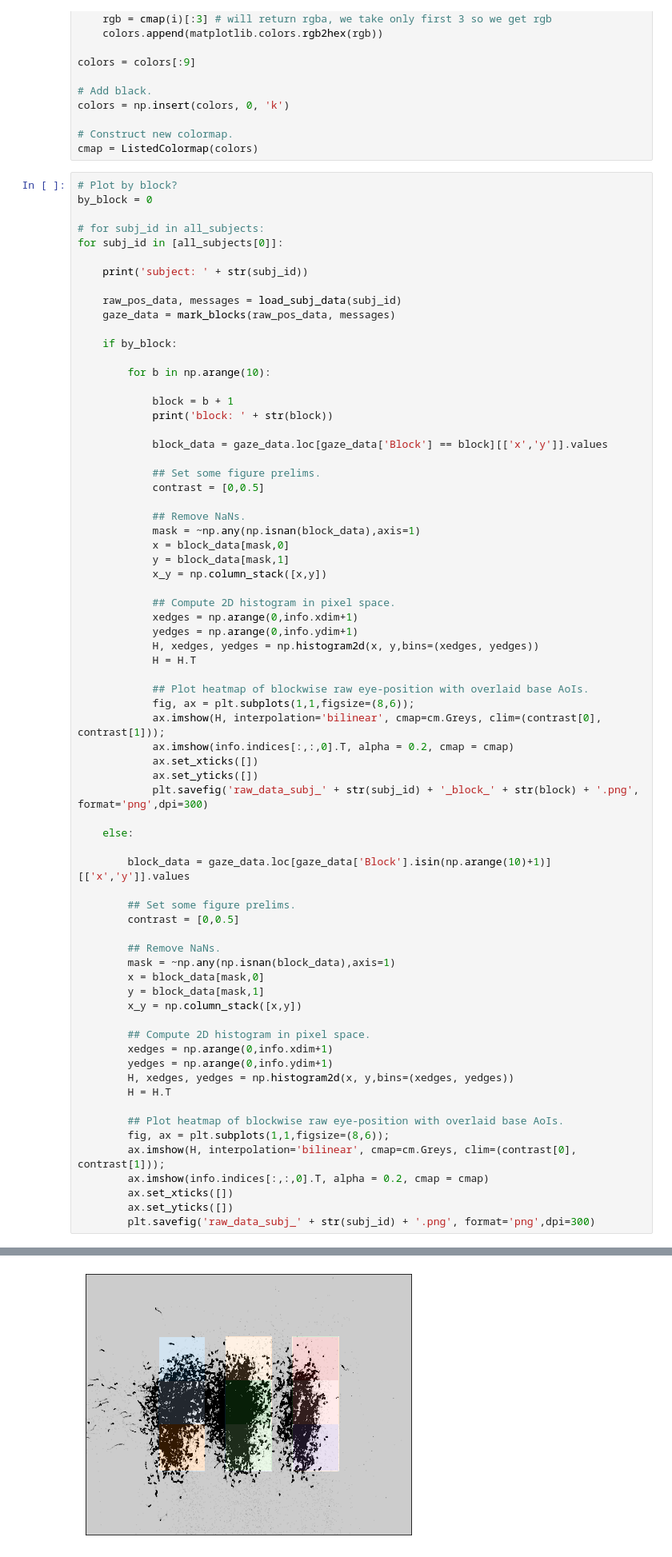
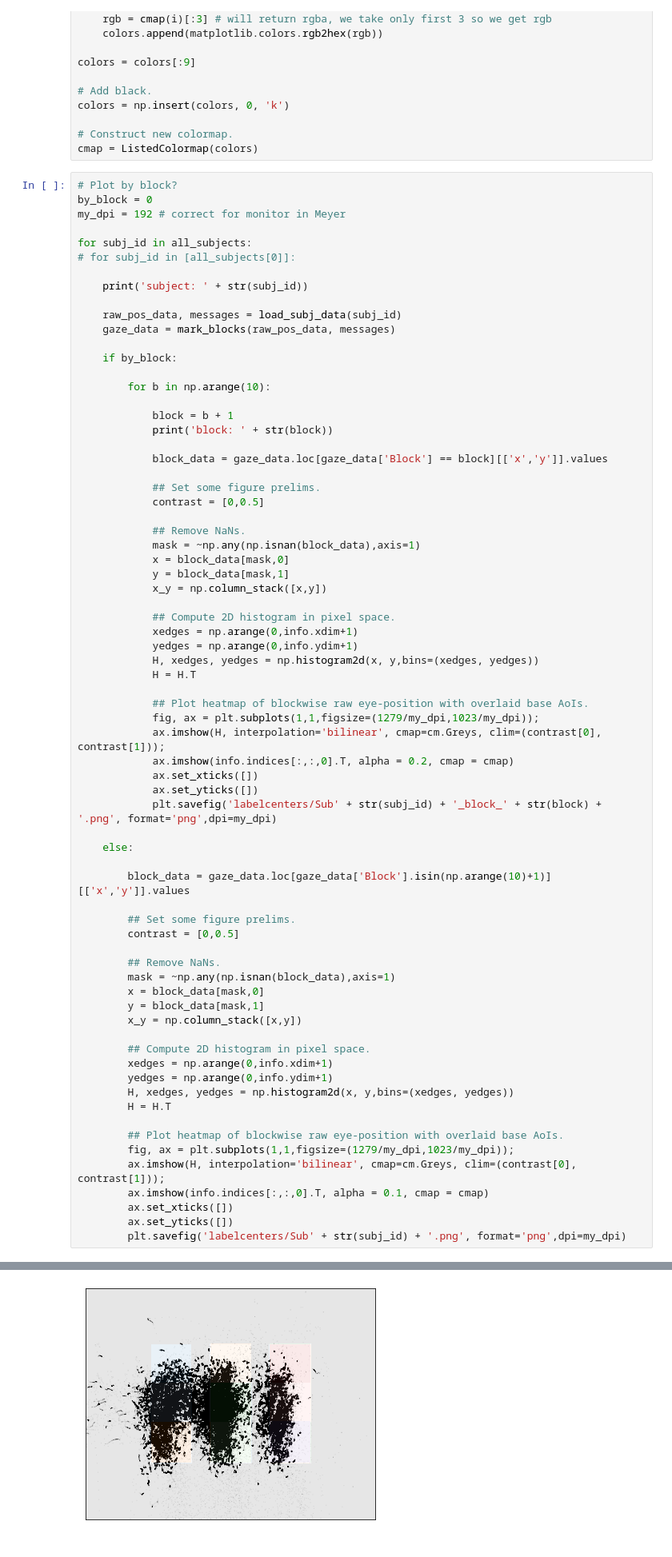
Before and after one commit to angelaradulescu/ldm-analysis, a Jupyter notebook: 1.AoI_selection.ipynb, the cells around one changed output, grey strips where cells are left out. Shown at 80% size. Saved outputs shown, nothing was run; the diff lists cells and outputs as text.

Commit message:
add raw data image files for labeling

```diff
--- a/1.AoI_selection.ipynb
+++ b/1.AoI_selection.ipynb
@@ -189,9 +186,10 @@ cmap = ListedColormap(colors)
 # %%
 # Plot by block?
 by_block = 0
+my_dpi = 192 # correct for monitor in Meyer
 
-# for subj_id in all_subjects:
-for subj_id in [all_subjects[0]]:
+for subj_id in all_subjects:
+# for subj_id in [all_subjects[0]]:
 
     print('subject: ' + str(subj_id))
 
@@ -223,12 +221,12 @@ for subj_id in [all_subjects[0]]:
             H = H.T
 
             ## Plot heatmap of blockwise raw eye-position with overlaid base AoIs.
-            fig, ax = plt.subplots(1,1,figsize=(8,6));
+            fig, ax = plt.subplots(1,1,figsize=(1279/my_dpi,1023/my_dpi));
             ax.imshow(H, interpolation='bilinear', cmap=cm.Greys, clim=(contrast[0], contrast[1]));
             ax.imshow(info.indices[:,:,0].T, alpha = 0.2, cmap = cmap)
             ax.set_xticks([])
             ax.set_yticks([])
-            plt.savefig('raw_data_subj_' + str(subj_id) + '_block_' + str(block) + '.png', format='png',dpi=300)
+            plt.savefig('labelcenters/Sub' + str(subj_id) + '_block_' + str(block) + '.png', format='png',dpi=my_dpi)
 
     else:
 
@@ -250,11 +248,11 @@ for subj_id in [all_subjects[0]]:
         H = H.T
 
         ## Plot heatmap of blockwise raw eye-position with overlaid base AoIs.
-        fig, ax = plt.subplots(1,1,figsize=(8,6));
+        fig, ax = plt.subplots(1,1,figsize=(1279/my_dpi,1023/my_dpi));
         ax.imshow(H, interpolation='bilinear', cmap=cm.Greys, clim=(contrast[0], contrast[1]));
-        ax.imshow(info.indices[:,:,0].T, alpha = 0.2, cmap = cmap)
+        ax.imshow(info.indices[:,:,0].T, alpha = 0.1, cmap = cmap)
         ax.set_xticks([])
         ax.set_yticks([])
-        plt.savefig('raw_data_subj_' + str(subj_id) + '.png', format='png',dpi=300)
+        plt.savefig('labelcenters/Sub' + str(subj_id) + '.png', format='png',dpi=my_dpi)
 # %% [output]
 subject: 23
@@ -261 +292 @@ subject: 23
-[figure, old version]
+[figure, new version]
```
Also changed, not shown: parts of 2 cells of this notebook, 39 other files.
